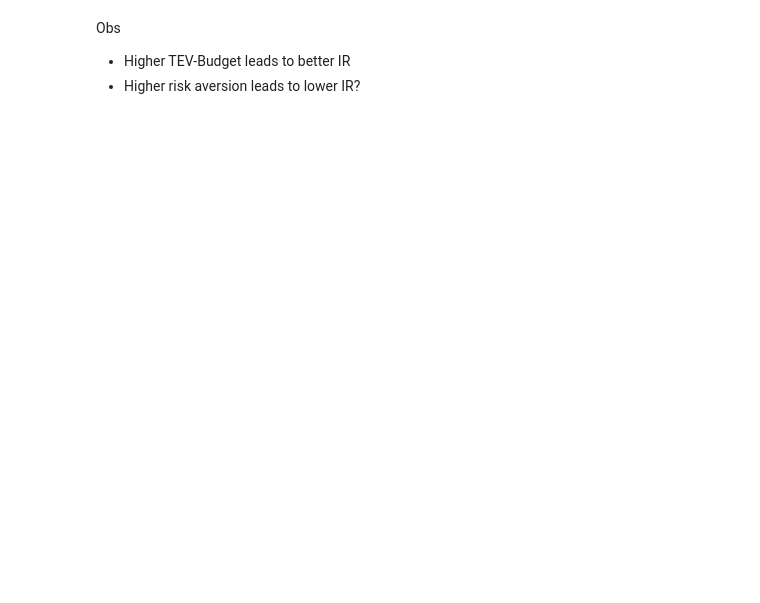
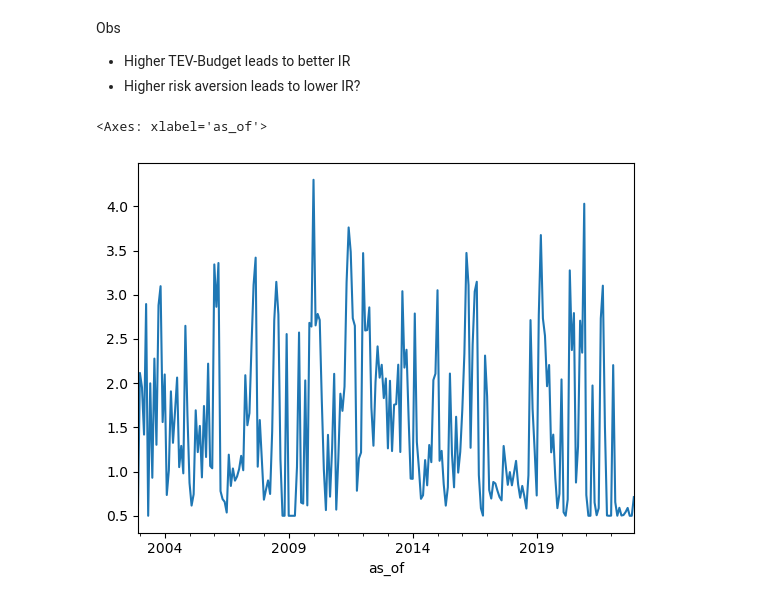
Before and after one commit to fcoibanez/regimeaware, a Jupyter notebook: notebooks/empirical.ipynb, the cells around one changed output. Cells and saved outputs as stored; diff of their text form; code cells hidden in the pictures; blank space fills up the shorter version.

Commit message:
initial figures nb

```diff
--- a/notebooks/empirical.ipynb
+++ b/notebooks/empirical.ipynb
@@ -126,3 +141,13 @@ dtype: float64
 Obs
 - Higher TEV-Budget leads to better IR
 - Higher risk aversion leads to lower IR?
+# %%
+from scipy.stats import entropy
+
+transmat = pd.read_pickle(f'{cfg.data_fldr}/regimes/transmat.pkl')
+emission_prob = pd.read_pickle(f'{cfg.data_fldr}/regimes/emission_prob.pkl')
+h = emission_prob.groupby('as_of').last().apply(entropy, axis=1)
+h.mul(3).add(.5).plot()
+# %% [output]
+<Axes: xlabel='as_of'>
+[figure, added]
```
Also changed, not shown: parts of 23 cells of this notebook, 1 other file.
